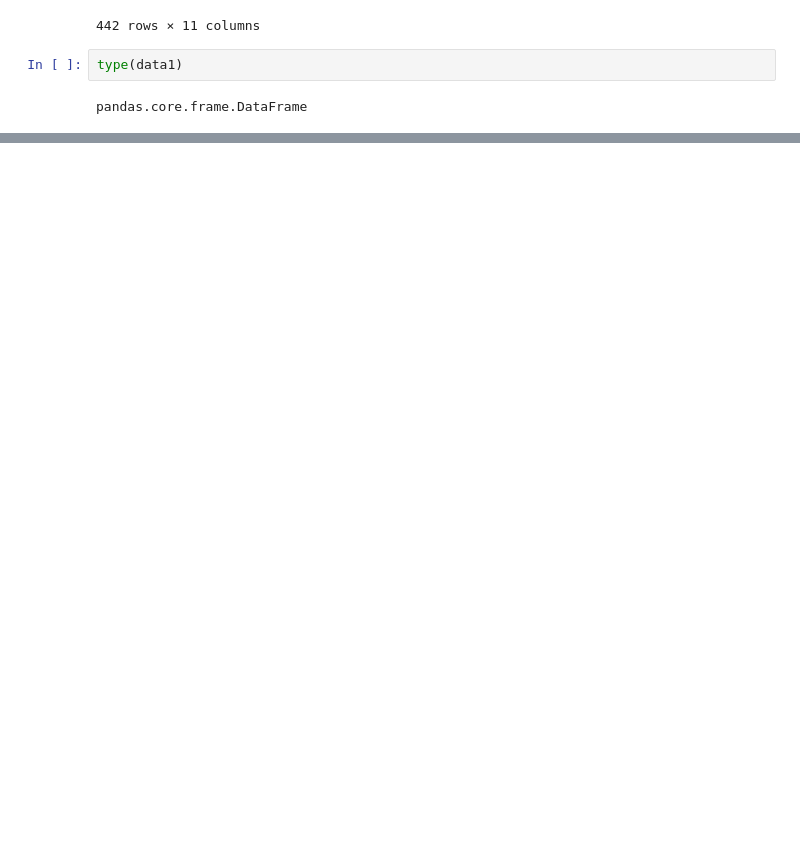
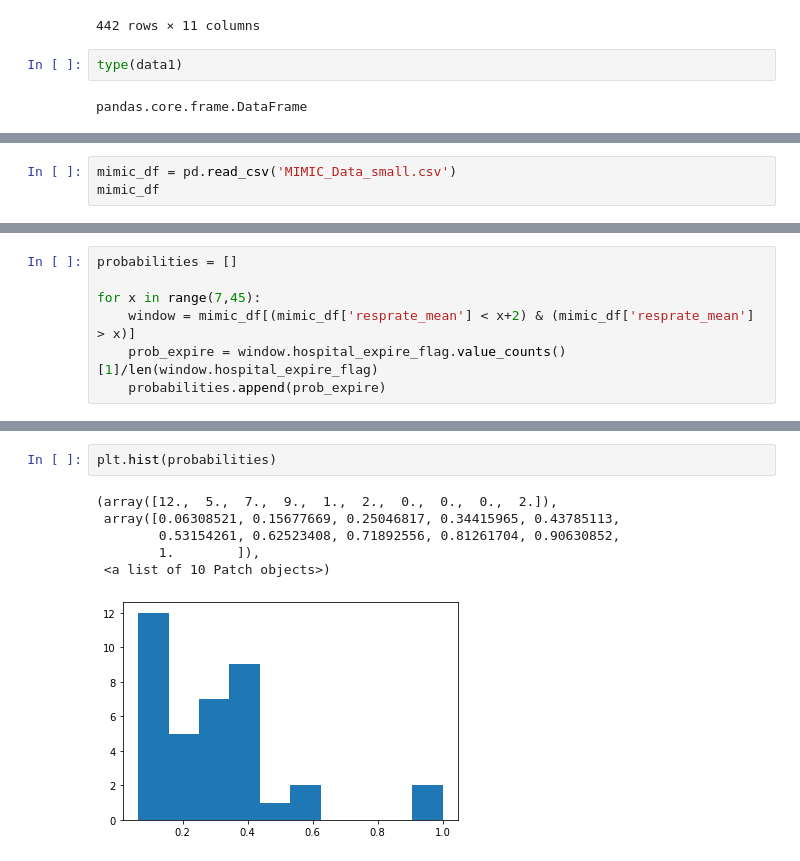
Before and after one commit to cecann10/Test, a Jupyter notebook: Metis_BC_Pairs.ipynb, the cells around one changed output, grey strips where cells are left out. Cells and saved outputs as stored; diff of their text form; blank space fills up the shorter version.

Commit message:
started work on project 3 data collection

```diff
--- a/Metis_BC_Pairs.ipynb
+++ b/Metis_BC_Pairs.ipynb
@@ -304,0 +315,3 @@ pandas.core.frame.DataFrame
+# %%
+mimic_df = pd.read_csv('MIMIC_Data_small.csv')
+mimic_df
@@ -304,0 +386,7 @@ pandas.core.frame.DataFrame
+# %%
+probabilities = []
+
+for x in range(7,45):
+    window = mimic_df[(mimic_df['resprate_mean'] < x+2) & (mimic_df['resprate_mean'] > x)]
+    prob_expire = window.hospital_expire_flag.value_counts()[1]/len(window.hospital_expire_flag)
+    probabilities.append(prob_expire)
@@ -304,0 +413,9 @@ pandas.core.frame.DataFrame
+# %%
+plt.hist(probabilities)
+# %% [output]
+(array([12.,  5.,  7.,  9.,  1.,  2.,  0.,  0.,  0.,  2.]),
+ array([0.06308521, 0.15677669, 0.25046817, 0.34415965, 0.43785113,
+        0.53154261, 0.62523408, 0.71892556, 0.81261704, 0.90630852,
+        1.        ]),
+ <a list of 10 Patch objects>)
+[figure, added]
```
Also changed, not shown: parts of 14 cells of this notebook, 30 other files.
